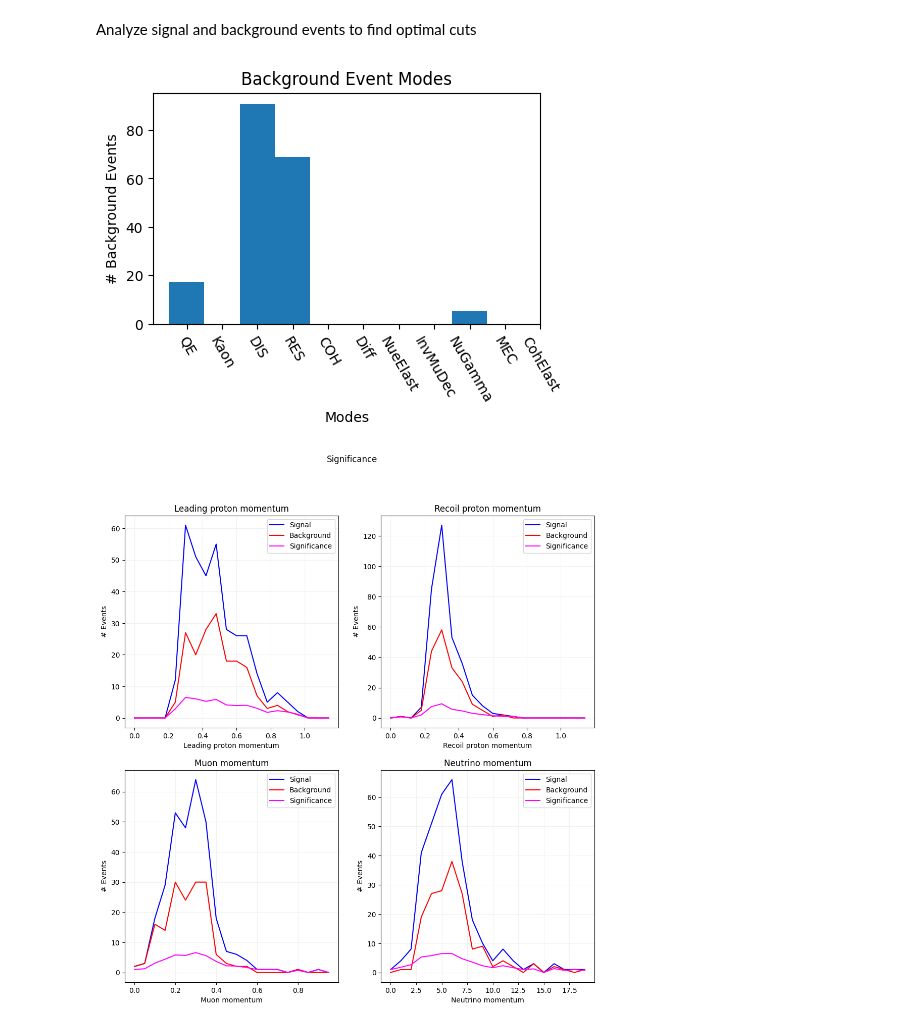
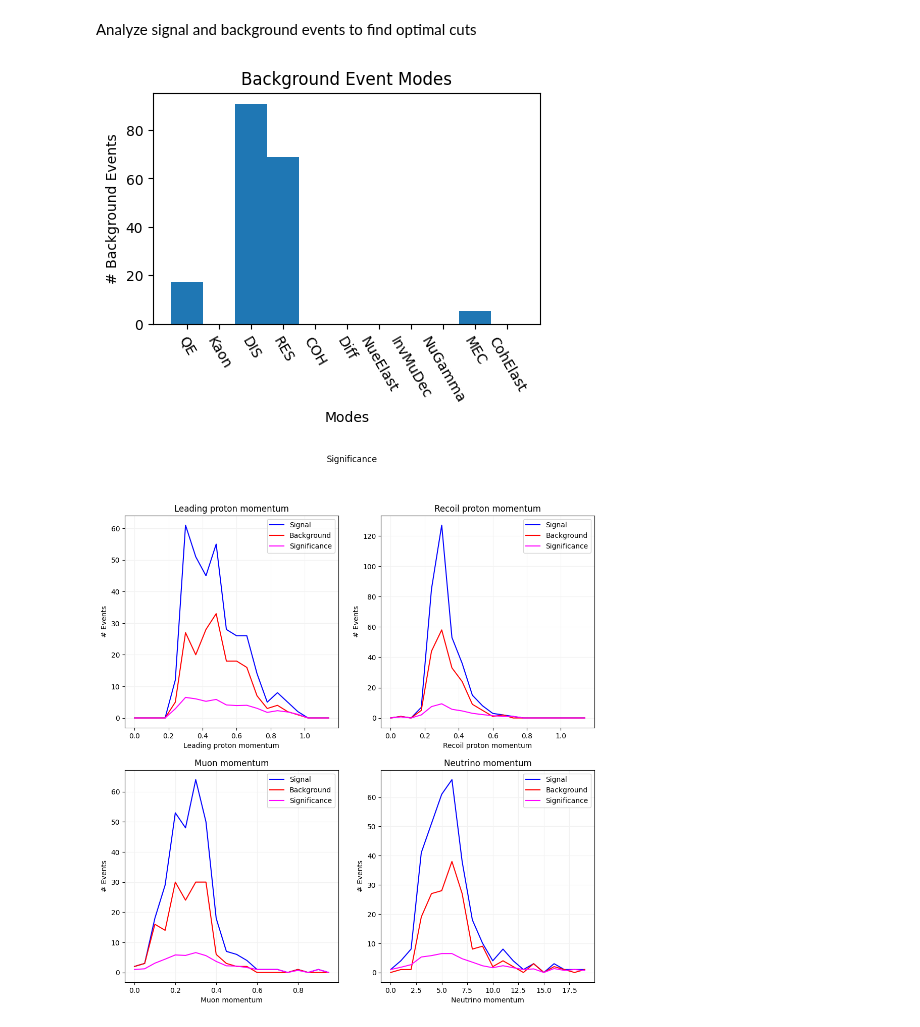
Before and after one commit to ZaeMoore/2x2_CAF, a Jupyter notebook: purity_efficiency/purity_efficiency.ipynb, the cells around one changed output. Cells and saved outputs as stored; diff of their text form; code cells hidden in the pictures.

```diff
--- a/purity_efficiency/purity_efficiency.ipynb
+++ b/purity_efficiency/purity_efficiency.ipynb
@@ -133,6 +133,9 @@ acc_proton_p = []
 #Proton true and reco momentum for 2D histogram
 hist_proton_truep = []
 hist_proton_recop = []
+
+#Nugamma?
+nu_gamma_final = []
 
 #Loop through each file index
 for file_idx in np.unique(file_index):
@@ -218,6 +221,9 @@ for file_idx in np.unique(file_index):
         proton_p_truth = true_p_mag[event == ev][true_pdg[event == ev] == 2212]
         muon_p_reco = reco_p_mag[event == ev][reco_pdg[event == ev] == 13]
 
+        if mode[event == ev][0] == 9:
+            nu_gamma_final.append([true_pdg[event == ev]])
+
         #Loop through particles
         #Save info on if proton was identified correctly
         for part in range(len(reco_pdg[event == ev])):
@@ -491,21 +497,21 @@ Analyze signal and background events to find optimal cuts
 # %%
 #Look at what type of events are background. Background = signal, not true
 background_mode = []
 
 for ev in range(len(mode_event)):
     if signal_event[ev] == 1 and true_event[ev] == 0:
         background_mode.append(mode_event[ev])
 
 #Make a histogram of the background event modes
 fig = plt.figure(figsize=(5,3))
-n, bins, edges = plt.hist(background_mode, bins=np.arange(1.0, 11.0, 1.0), density=False)
+n, bins, edges = plt.hist(background_mode, bins=np.arange(1.0, 13.0, 1.0), density=False)
 plt.xticks(np.arange(1.5, 12.5, 1.0), ['QE', 'Kaon', 'DIS', 'RES', 'COH', 'Diff', 'NueElast', 'InvMuDec', 'NuGamma', 'MEC', 'CohElast'], rotation=300)
 plt.xlabel("Modes")
 plt.ylabel("# Background Events")
 plt.title("Background Event Modes")
 plt.show()
 # %% [output]
-[figure, old version]
+[figure, new version]
 # %%
 #Plot signal, background, and significance vs. proton momentum, muon momentum, and neutrino energy
 sig_lpp = np.array(signal_lpp)/(np.sqrt(np.array(signal_lpp) + np.array(background_lpp)))
```
Also changed, not shown: parts of 3 cells of this notebook, 4 other files.
